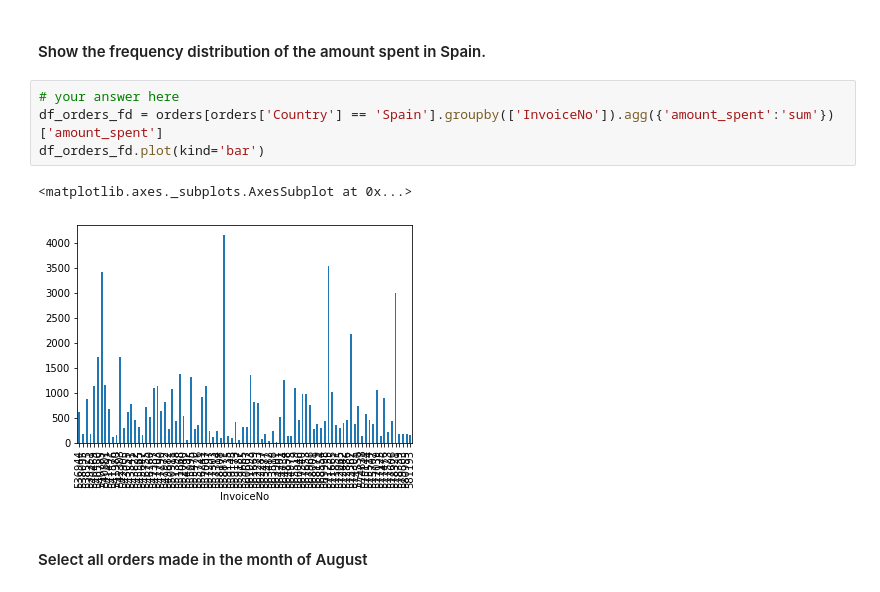
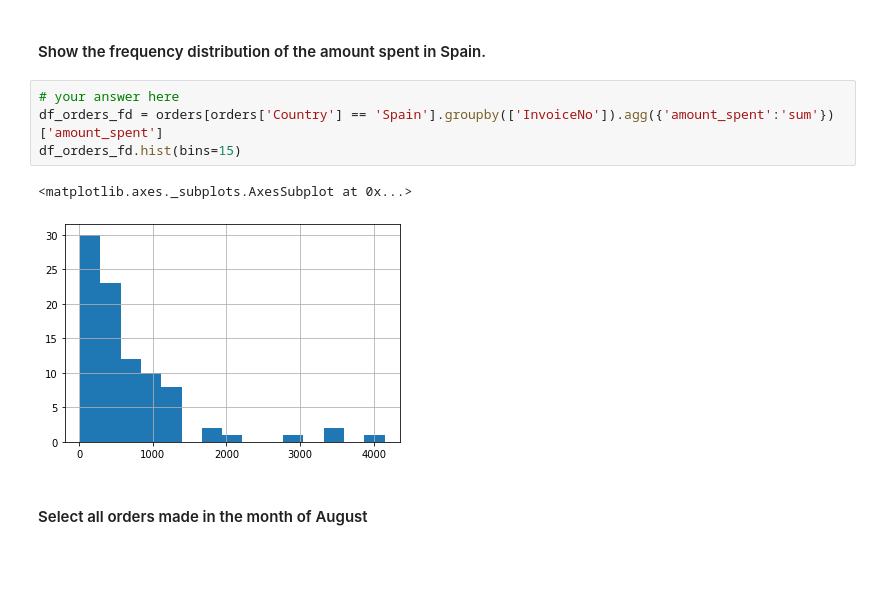
Before and after one commit to ta-data-mexpt/lab-subsetting-and-descriptive-stats, a Jupyter notebook: your-code/main.ipynb, the cells around one changed output. Saved outputs shown, nothing was run; the diff lists cells and outputs as text; blank space fills up the shorter version.

```diff
--- a/your-code/main.ipynb
+++ b/your-code/main.ipynb
@@ -542,10 +542,10 @@ orders[(orders['Description'].str.contains('lunch bag')) & (pd.to_datetime(order
 # %%
 # your answer here
 df_orders_fd = orders[orders['Country'] == 'Spain'].groupby(['InvoiceNo']).agg({'amount_spent':'sum'})['amount_spent']
-df_orders_fd.plot(kind='bar')
+df_orders_fd.hist(bins=15)
 # %% [output]
 <matplotlib.axes._subplots.AxesSubplot at 0x...>
-[figure, old version]
+[figure, new version]
 # %% [markdown]
 #### Select all orders made in the month of August
 # %%
```
